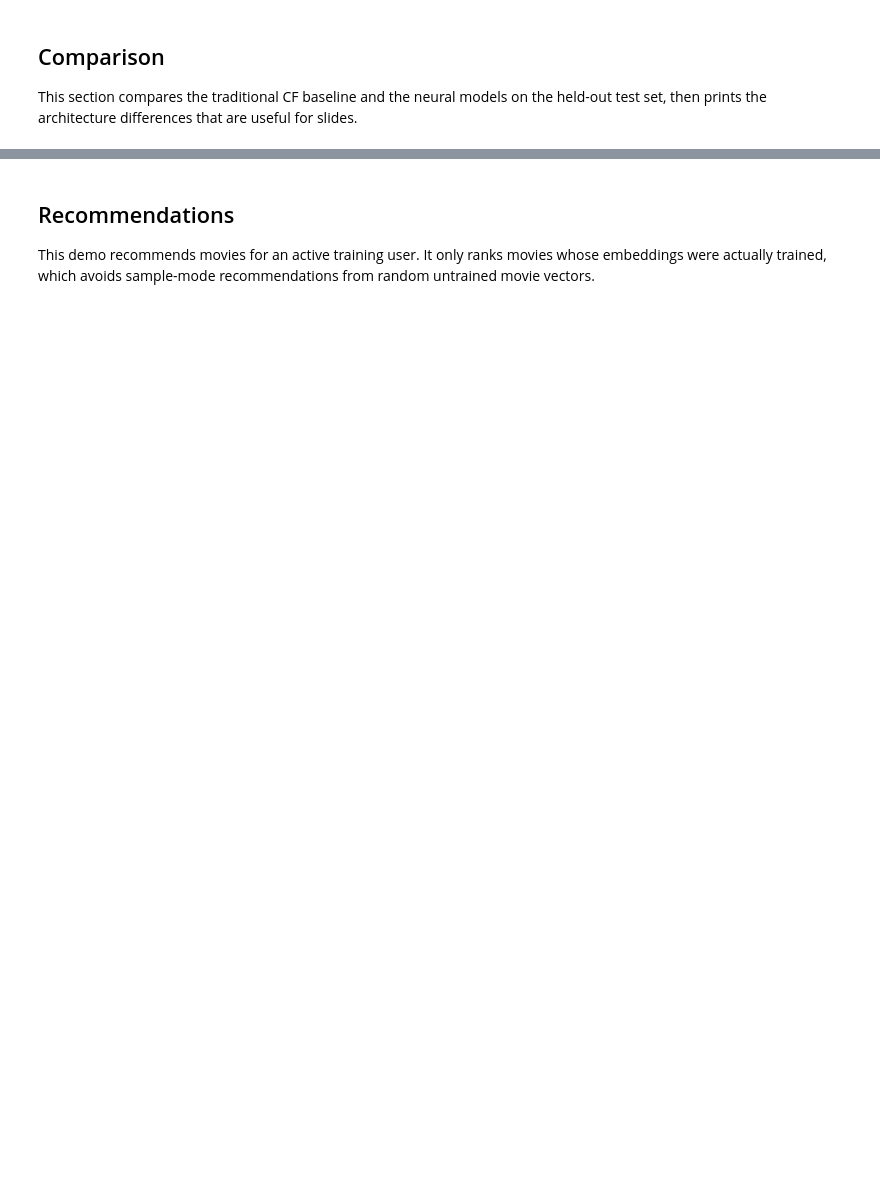
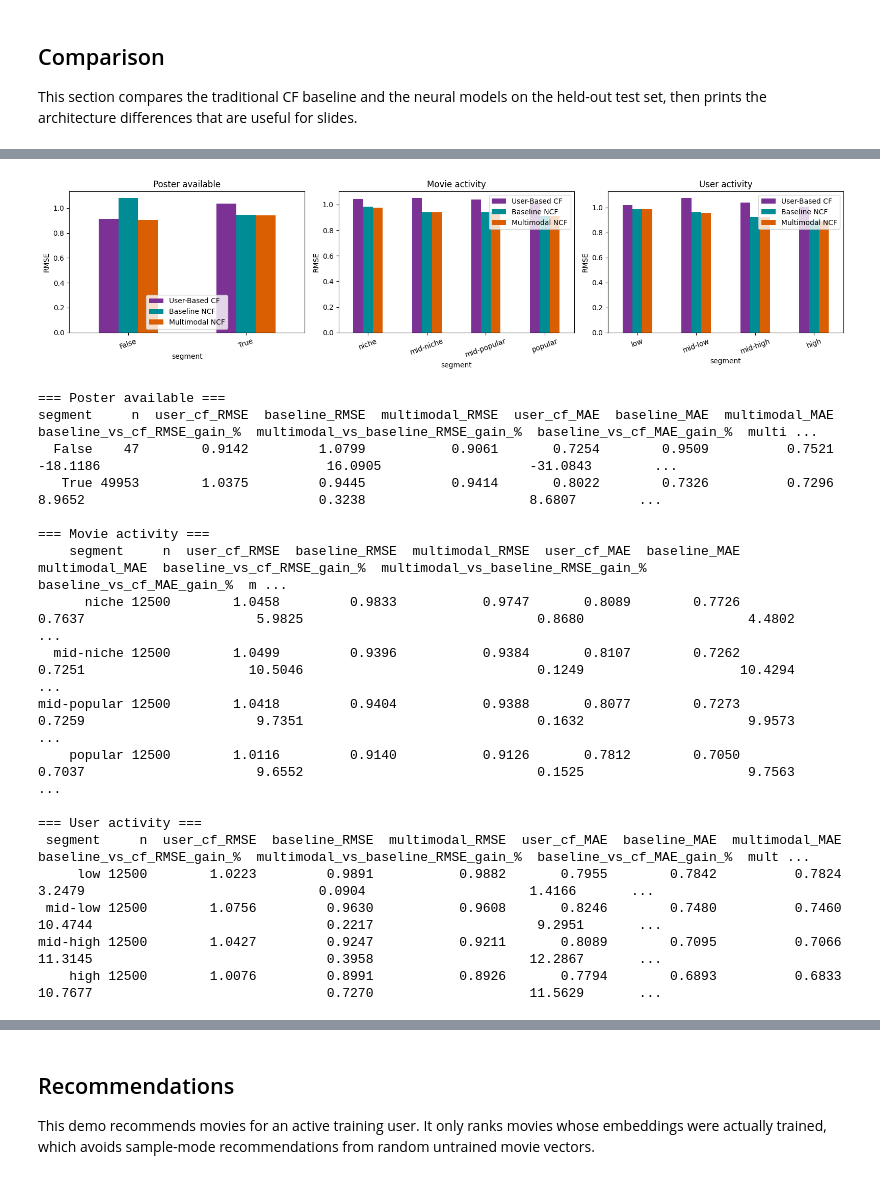
Before and after one commit to MuradIbrahimov/multimodal_movie_recommender, a Jupyter notebook: movie_recommender.ipynb, the cells around one changed output, grey strips where cells are left out. Saved outputs shown, nothing was run; the diff lists cells and outputs as text; code cells hidden in the pictures; blank space fills up the shorter version.

```diff
--- a/movie_recommender.ipynb
+++ b/movie_recommender.ipynb
@@ -1022,34 +1213,54 @@ segments = {
     'Movie activity': 'movie_activity_bin',
     'User activity': 'user_activity_bin',
 }
 
 fig, axes = plt.subplots(1, len(segments), figsize=(16, 4), sharey=False)
 segment_tables = {}
 for ax, (title, column) in zip(axes, segments.items()):
     table = summarize_segment(eval_df, column)
     segment_tables[title] = table
     if table.empty:
         ax.set_title(title)
         ax.text(0.5, 0.5, 'Not enough data', ha='center', va='center')
         continue
     plot_df = table.set_index('segment')[['user_cf_RMSE', 'baseline_RMSE', 'multimodal_RMSE']]
     plot_df.rename(columns={
         'user_cf_RMSE': 'User-Based CF',
         'baseline_RMSE': 'Baseline NCF',
         'multimodal_RMSE': 'Multimodal NCF',
-    }).plot(kind='bar', ax=ax, color=['slategray', 'steelblue', 'coral'])
+    }).plot(kind='bar', ax=ax, color=['#7b3294', '#008c95', '#d95f02'])
     ax.set_title(title)
     ax.set_ylabel('RMSE')
     ax.tick_params(axis='x', rotation=20)
 plt.tight_layout()
 plt.show()
 
 for title, table in segment_tables.items():
     print(f'\n=== {title} ===')
     if table.empty:
         print('Not enough data')
     else:
         print(table.to_string(index=False, float_format='{:.4f}'.format))
+# %% [output]
+[figure, added]
+=== Poster available ===
+segment     n  user_cf_RMSE  baseline_RMSE  multimodal_RMSE  user_cf_MAE  baseline_MAE  multimodal_MAE  baseline_vs_cf_RMSE_gain_%  multimodal_vs_baseline_RMSE_gain_%  baseline_vs_cf_MAE_gain_%  multi ...
+  False    47        0.9142         1.0799           0.9061       0.7254        0.9509          0.7521                    -18.1186                             16.0905                   -31.0843        ...
+   True 49953        1.0375         0.9445           0.9414       0.8022        0.7326          0.7296                      8.9652                              0.3238                     8.6807        ...
+
+=== Movie activity ===
+    segment     n  user_cf_RMSE  baseline_RMSE  multimodal_RMSE  user_cf_MAE  baseline_MAE  multimodal_MAE  baseline_vs_cf_RMSE_gain_%  multimodal_vs_baseline_RMSE_gain_%  baseline_vs_cf_MAE_gain_%  m ...
+      niche 12500        1.0458         0.9833           0.9747       0.8089        0.7726          0.7637                      5.9825                              0.8680                     4.4802    ...
+  mid-niche 12500        1.0499         0.9396           0.9384       0.8107        0.7262          0.7251                     10.5046                              0.1249                    10.4294    ...
+mid-popular 12500        1.0418         0.9404           0.9388       0.8077        0.7273          0.7259                      9.7351                              0.1632                     9.9573    ...
+    popular 12500        1.0116         0.9140           0.9126       0.7812        0.7050          0.7037                      9.6552                              0.1525                     9.7563    ...
+
+=== User activity ===
+ segment     n  user_cf_RMSE  baseline_RMSE  multimodal_RMSE  user_cf_MAE  baseline_MAE  multimodal_MAE  baseline_vs_cf_RMSE_gain_%  multimodal_vs_baseline_RMSE_gain_%  baseline_vs_cf_MAE_gain_%  mult ...
+     low 12500        1.0223         0.9891           0.9882       0.7955        0.7842          0.7824                      3.2479                              0.0904                     1.4166       ...
+ mid-low 12500        1.0756         0.9630           0.9608       0.8246        0.7480          0.7460                     10.4744                              0.2217                     9.2951       ...
+mid-high 12500        1.0427         0.9247           0.9211       0.8089        0.7095          0.7066                     11.3145                              0.3958                    12.2867       ...
+    high 12500        1.0076         0.8991           0.8926       0.7794        0.6893          0.6833                     10.7677                              0.7270                    11.5629       ...
 # %%
 def permutation_importance_multimodal(model, base_inputs, y_true, max_rows=10000, seed=SEED):
     rng = np.random.default_rng(seed)
```
Also changed, not shown: parts of 23 cells of this notebook.
